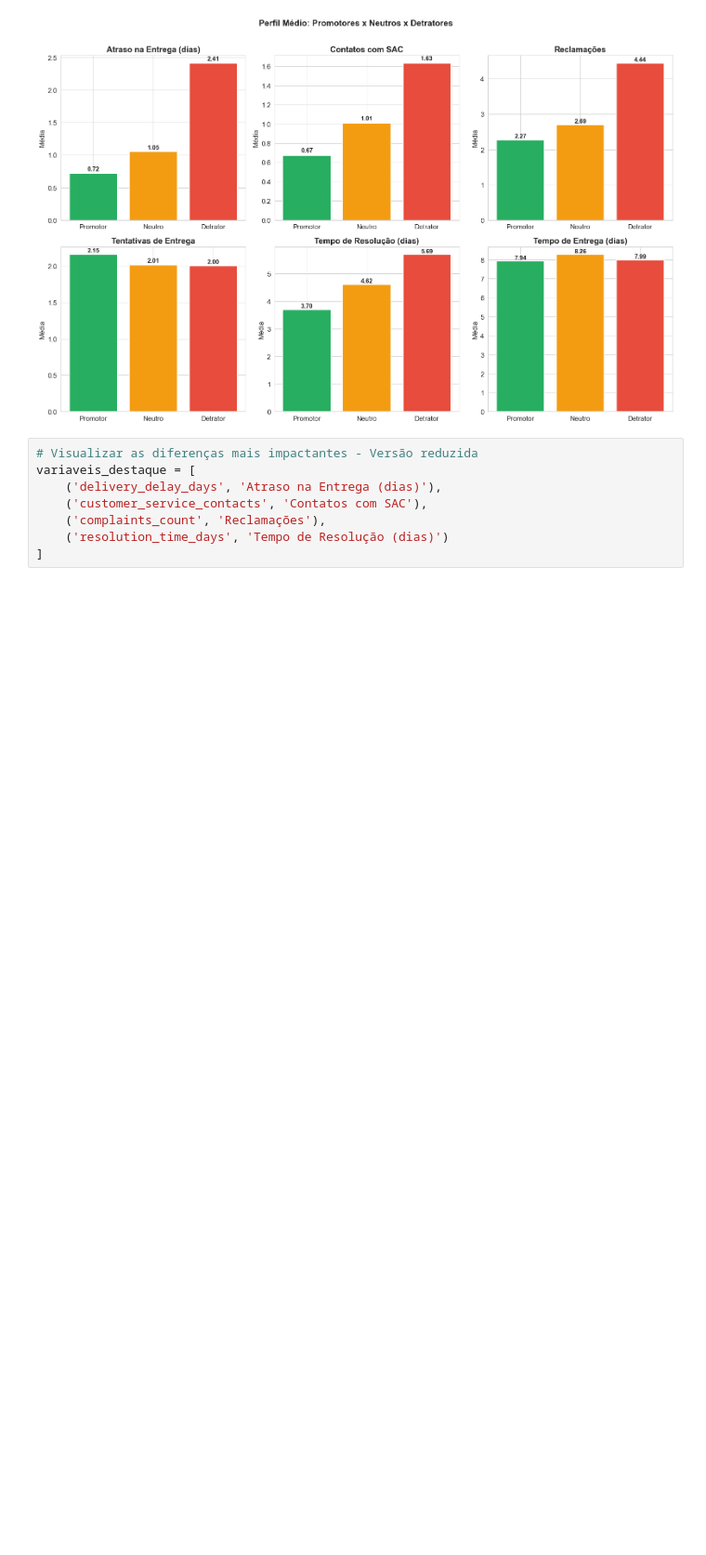
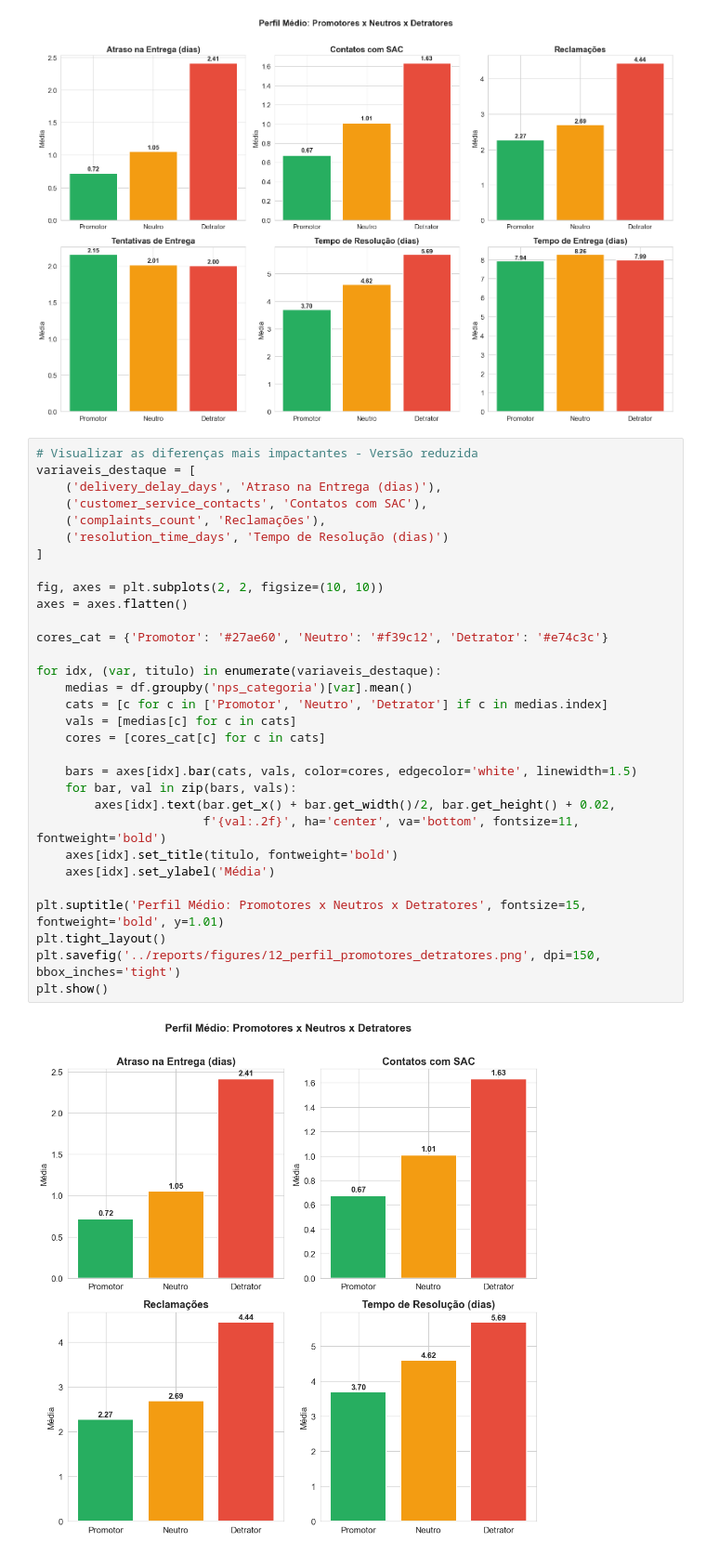
Before and after one commit to Fe-Biaggio/TechChallenge_1, a Jupyter notebook: notebooks/02_eda_analise_exploratoria.ipynb, the cells around one changed output. Shown at 93% size. Drawn from its saved outputs; the diff is of its cells as text; blank space fills up the shorter version.

Commit message:
Update EDA notebook and correlation figure
Co-Authored-By: Claude Sonnet 4.6 <noreply@anthropic.com>

```diff
--- a/notebooks/02_eda_analise_exploratoria.ipynb
+++ b/notebooks/02_eda_analise_exploratoria.ipynb
@@ -624,14 +624,39 @@ plt.savefig('../reports/figures/12_perfil_promotores_detratores.png', dpi=150, b
 plt.show()
 # %% [output]
 [figure]
-# %%
-# Visualizar as diferenças mais impactantes - Versão reduzida
-variaveis_destaque = [
-    ('delivery_delay_days', 'Atraso na Entrega (dias)'),
-    ('customer_service_contacts', 'Contatos com SAC'),
-    ('complaints_count', 'Reclamações'),
-    ('resolution_time_days', 'Tempo de Resolução (dias)')
-]
+# %%
+# Visualizar as diferenças mais impactantes - Versão reduzida
+variaveis_destaque = [
+    ('delivery_delay_days', 'Atraso na Entrega (dias)'),
+    ('customer_service_contacts', 'Contatos com SAC'),
+    ('complaints_count', 'Reclamações'),
+    ('resolution_time_days', 'Tempo de Resolução (dias)')
+]
+
+fig, axes = plt.subplots(2, 2, figsize=(10, 10))
+axes = axes.flatten()
+
+cores_cat = {'Promotor': '#27ae60', 'Neutro': '#f39c12', 'Detrator': '#e74c3c'}
+
+for idx, (var, titulo) in enumerate(variaveis_destaque):
+    medias = df.groupby('nps_categoria')[var].mean()
+    cats = [c for c in ['Promotor', 'Neutro', 'Detrator'] if c in medias.index]
+    vals = [medias[c] for c in cats]
+    cores = [cores_cat[c] for c in cats]
+
+    bars = axes[idx].bar(cats, vals, color=cores, edgecolor='white', linewidth=1.5)
+    for bar, val in zip(bars, vals):
+        axes[idx].text(bar.get_x() + bar.get_width()/2, bar.get_height() + 0.02,
+                       f'{val:.2f}', ha='center', va='bottom', fontsize=11, fontweight='bold')
+    axes[idx].set_title(titulo, fontweight='bold')
+    axes[idx].set_ylabel('Média')
+
+plt.suptitle('Perfil Médio: Promotores x Neutros x Detratores', fontsize=15, fontweight='bold', y=1.01)
+plt.tight_layout()
+plt.savefig('../reports/figures/12_perfil_promotores_detratores.png', dpi=150, bbox_inches='tight')
+plt.show()
+# %% [output]
+[figure, added]
 # %% [markdown]
 ---
 ## 9. Principais Insights — Resumo para o Negócio
```
Also changed, not shown: parts of 1 cell of this notebook, 1 other file.
